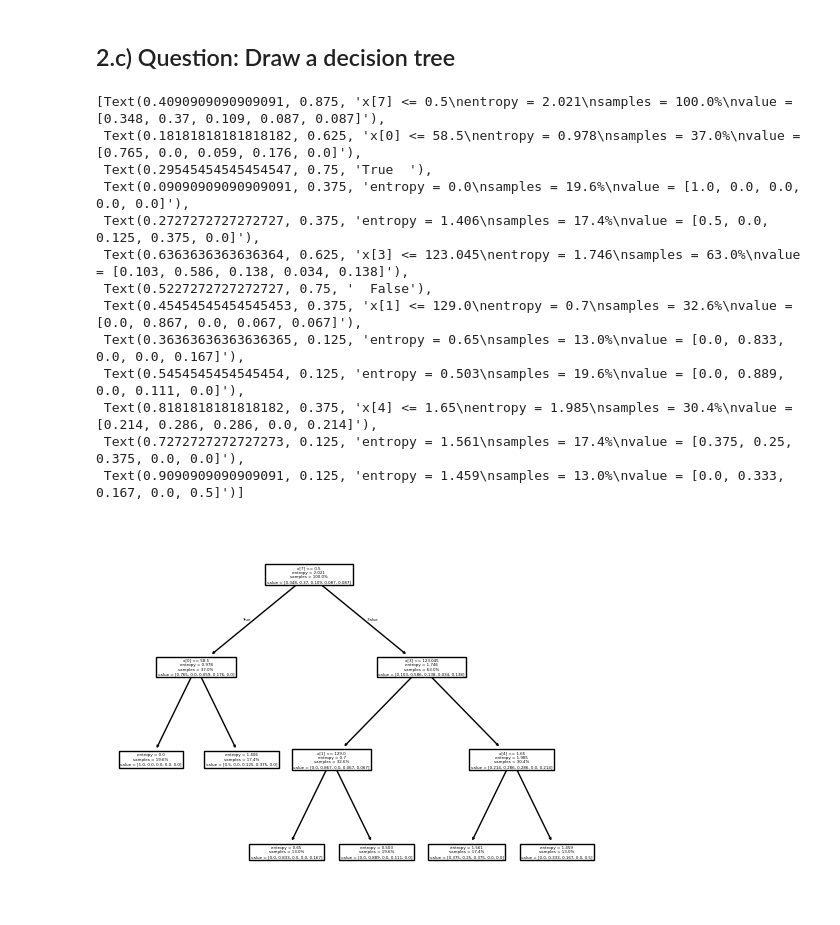
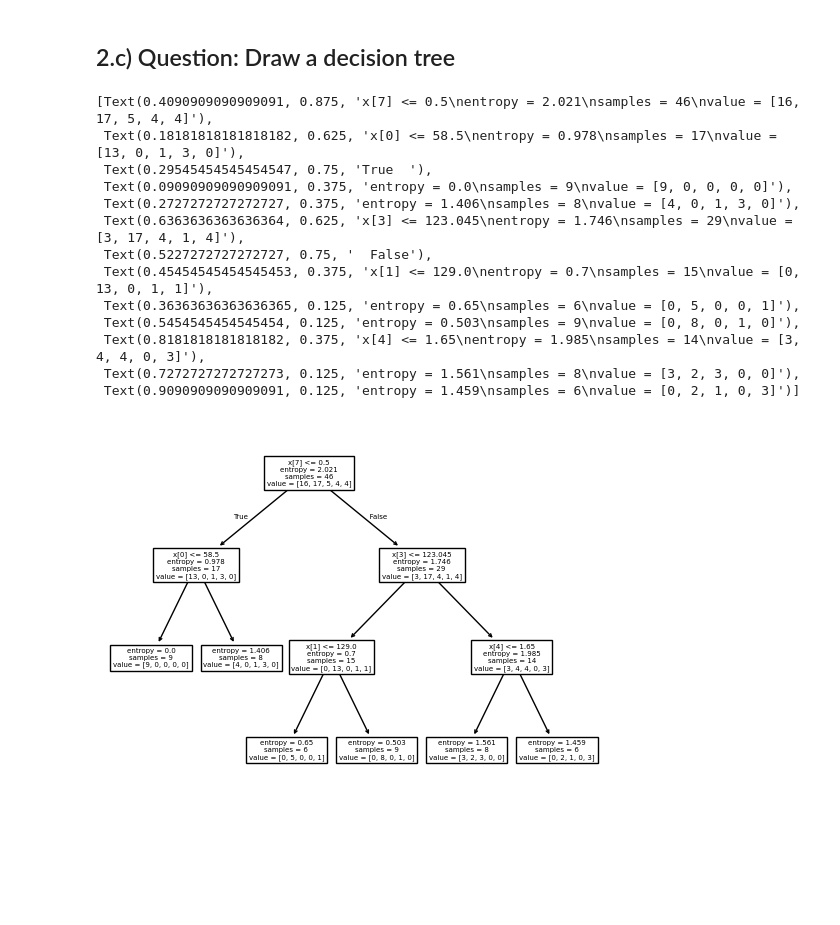
Before and after one commit to dxvidnrt/DataScience, a Jupyter notebook: assign1/templates_jupyter_notebooks/02_decision_trees.ipynb, the cells around one changed output. Saved outputs shown, nothing was run; the diff lists cells and outputs as text; code cells hidden in the pictures; blank space fills up the shorter version.

```diff
--- a/assign1/templates_jupyter_notebooks/02_decision_trees.ipynb
+++ b/assign1/templates_jupyter_notebooks/02_decision_trees.ipynb
@@ -76,19 +76,19 @@ the prefered max depth for the Decision tree is 5 as it maximizes the accuracy o
 # %%
 tclfr = tree.DecisionTreeClassifier(criterion='entropy', min_samples_leaf=6, random_state=42, max_depth=3)
 fit = tclfr.fit(df_test_feature,df_test_target)
-plot_tree(tclfr,proportion=True)
+plot_tree(tclfr,proportion=False)
 # %% [output]
-[Text(0.4090909090909091, 0.875, 'x[7] <= 0.5\nentropy = 2.021\nsamples = 100.0%\nvalue = [0.348, 0.37, 0.109, 0.087, 0.087]'),
- Text(0.18181818181818182, 0.625, 'x[0] <= 58.5\nentropy = 0.978\nsamples = 37.0%\nvalue = [0.765, 0.0, 0.059, 0.176, 0.0]'),
+[Text(0.4090909090909091, 0.875, 'x[7] <= 0.5\nentropy = 2.021\nsamples = 46\nvalue = [16, 17, 5, 4, 4]'),
+ Text(0.18181818181818182, 0.625, 'x[0] <= 58.5\nentropy = 0.978\nsamples = 17\nvalue = [13, 0, 1, 3, 0]'),
  Text(0.29545454545454547, 0.75, 'True  '),
- Text(0.09090909090909091, 0.375, 'entropy = 0.0\nsamples = 19.6%\nvalue = [1.0, 0.0, 0.0, 0.0, 0.0]'),
- Text(0.2727272727272727, 0.375, 'entropy = 1.406\nsamples = 17.4%\nvalue = [0.5, 0.0, 0.125, 0.375, 0.0]'),
- Text(0.6363636363636364, 0.625, 'x[3] <= 123.045\nentropy = 1.746\nsamples = 63.0%\nvalue = [0.103, 0.586, 0.138, 0.034, 0.138]'),
+ Text(0.09090909090909091, 0.375, 'entropy = 0.0\nsamples = 9\nvalue = [9, 0, 0, 0, 0]'),
+ Text(0.2727272727272727, 0.375, 'entropy = 1.406\nsamples = 8\nvalue = [4, 0, 1, 3, 0]'),
+ Text(0.6363636363636364, 0.625, 'x[3] <= 123.045\nentropy = 1.746\nsamples = 29\nvalue = [3, 17, 4, 1, 4]'),
  Text(0.5227272727272727, 0.75, '  False'),
- Text(0.45454545454545453, 0.375, 'x[1] <= 129.0\nentropy = 0.7\nsamples = 32.6%\nvalue = [0.0, 0.867, 0.0, 0.067, 0.067]'),
- Text(0.36363636363636365, 0.125, 'entropy = 0.65\nsamples = 13.0%\nvalue = [0.0, 0.833, 0.0, 0.0, 0.167]'),
- Text(0.5454545454545454, 0.125, 'entropy = 0.503\nsamples = 19.6%\nvalue = [0.0, 0.889, 0.0, 0.111, 0.0]'),
- Text(0.8181818181818182, 0.375, 'x[4] <= 1.65\nentropy = 1.985\nsamples = 30.4%\nvalue = [0.214, 0.286, 0.286, 0.0, 0.214]'),
- Text(0.7272727272727273, 0.125, 'entropy = 1.561\nsamples = 17.4%\nvalue = [0.375, 0.25, 0.375, 0.0, 0.0]'),
- Text(0.9090909090909091, 0.125, 'entropy = 1.459\nsamples = 13.0%\nvalue = [0.0, 0.333, 0.167, 0.0, 0.5]')]
+ Text(0.45454545454545453, 0.375, 'x[1] <= 129.0\nentropy = 0.7\nsamples = 15\nvalue = [0, 13, 0, 1, 1]'),
+ Text(0.36363636363636365, 0.125, 'entropy = 0.65\nsamples = 6\nvalue = [0, 5, 0, 0, 1]'),
+ Text(0.5454545454545454, 0.125, 'entropy = 0.503\nsamples = 9\nvalue = [0, 8, 0, 1, 0]'),
+ Text(0.8181818181818182, 0.375, 'x[4] <= 1.65\nentropy = 1.985\nsamples = 14\nvalue = [3, 4, 4, 0, 3]'),
+ Text(0.7272727272727273, 0.125, 'entropy = 1.561\nsamples = 8\nvalue = [3, 2, 3, 0, 0]'),
+ Text(0.9090909090909091, 0.125, 'entropy = 1.459\nsamples = 6\nvalue = [0, 2, 1, 0, 3]')]
-[figure, old version]
+[figure, new version]
```
Also changed, not shown: parts of 2 cells of this notebook, 1 other file.
